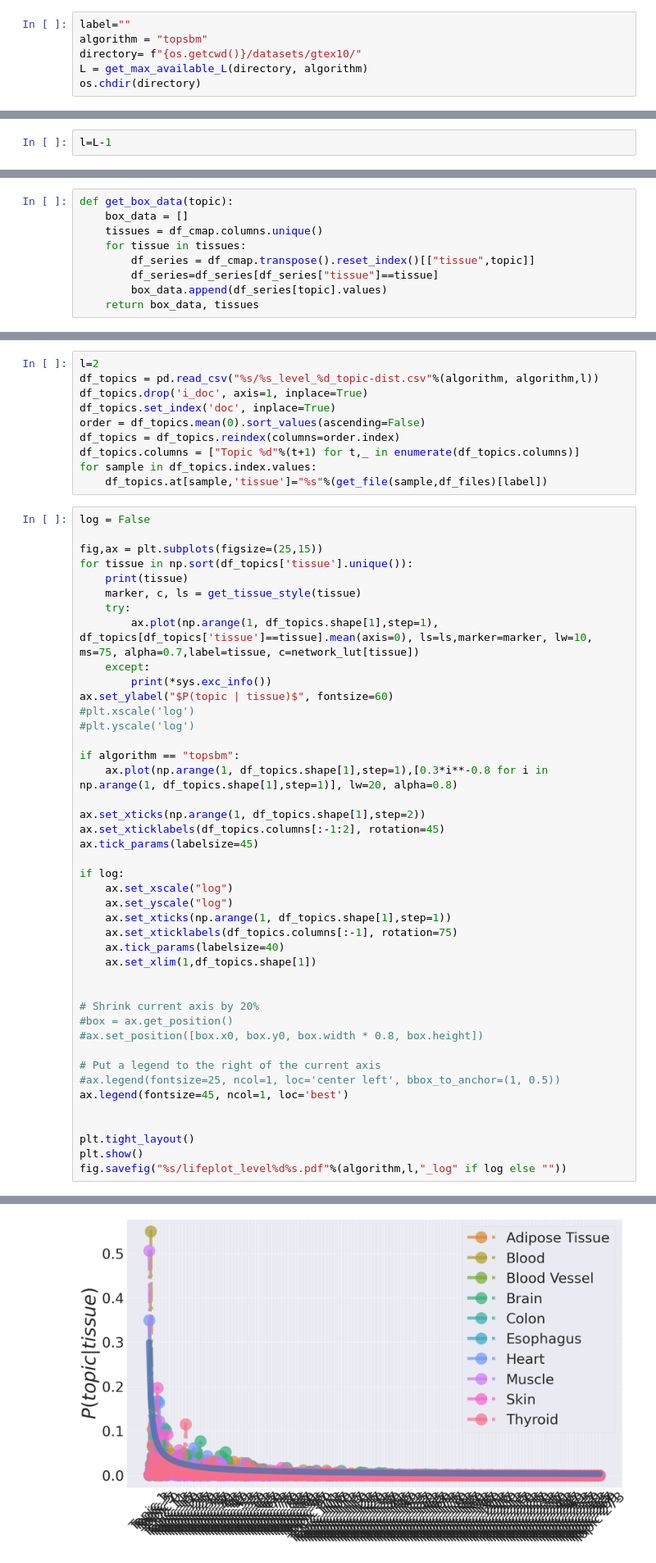
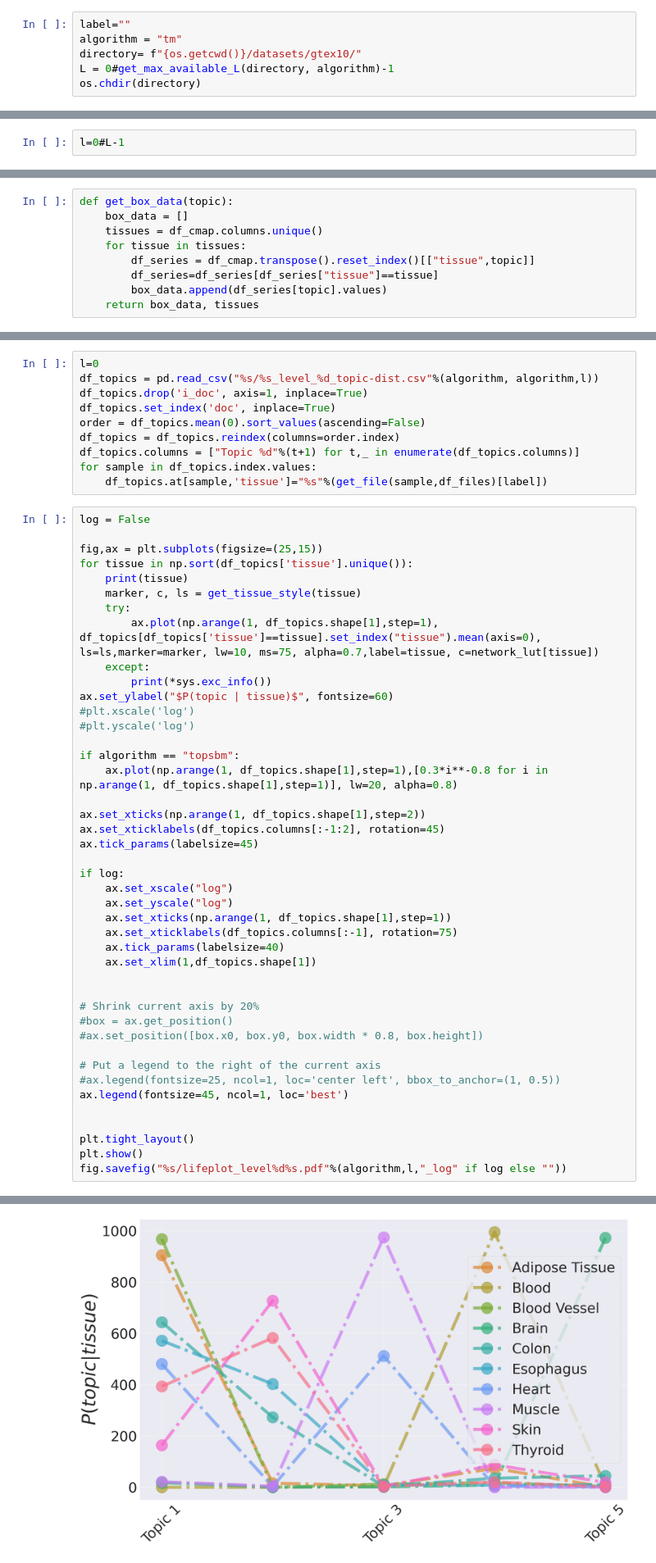
Before and after one commit to fvalle1/topics, a Jupyter notebook: hSBM_topic-dist.ipynb, the cells around one changed output, grey strips where cells are left out. Shown: that part at 82% size. Cells and saved outputs as stored; diff of their text form.

```diff
--- a/hSBM_topic-dist.ipynb
+++ b/hSBM_topic-dist.ipynb
@@ -30,9 +38,9 @@ from topicpy.hsbmpy import topic_distr_isample, topic_distr_sample,get_file, get
 from topicpy.TCGA_files import get_tcga_tissue
 # %%
 label=""
-algorithm = "topsbm"
+algorithm = "tm"
 directory= f"{os.getcwd()}/datasets/gtex10/"
-L = get_max_available_L(directory, algorithm)
+L = 0#get_max_available_L(directory, algorithm)-1
 os.chdir(directory)
 # %%
 df = pd.read_csv("%s/%s_level_%d_topic-dist.csv"%(algorithm,algorithm,L))
@@ -48,7 +55,7 @@ df.head()
 # %% [markdown]
 # Topic maps
 # %%
-l=L-1
+l=0#L-1
 # %%
 df_topics = pd.read_csv("%s/%s_level_%d_topic-dist.csv"%(algorithm,algorithm,l))
 t_size = pd.read_csv("%s/%s_level_%d_word-dist.csv"%(algorithm,algorithm,l), index_col=0).apply(lambda topic: sum((topic>0).astype(int))).mean()
@@ -155,5 +155,5 @@ ENSG00000213934
 # %%
-l=2
+l=0
 df_topics = pd.read_csv("%s/%s_level_%d_topic-dist.csv"%(algorithm, algorithm,l))
 df_topics.drop('i_doc', axis=1, inplace=True)
 df_topics.set_index('doc', inplace=True)
@@ -170,7 +170,7 @@ for tissue in np.sort(df_topics['tissue'].unique()):
     print(tissue)
     marker, c, ls = get_tissue_style(tissue)
     try:
-        ax.plot(np.arange(1, df_topics.shape[1],step=1), df_topics[df_topics['tissue']==tissue].mean(axis=0), ls=ls,marker=marker, lw=10, ms=75, alpha=0.7,label=tissue, c=network_lut[tissue])
+        ax.plot(np.arange(1, df_topics.shape[1],step=1), df_topics[df_topics['tissue']==tissue].set_index("tissue").mean(axis=0), ls=ls,marker=marker, lw=10, ms=75, alpha=0.7,label=tissue, c=network_lut[tissue])
     except:
         print(*sys.exc_info())
 ax.set_ylabel("$P(topic | tissue)$", fontsize=60)
@@ -189,34 +189,34 @@ if log:
     ax.set_yscale("log")
     ax.set_xticks(np.arange(1, df_topics.shape[1],step=1))
     ax.set_xticklabels(df_topics.columns[:-1], rotation=75)
     ax.tick_params(labelsize=40)
     ax.set_xlim(1,df_topics.shape[1])
 
 
 # Shrink current axis by 20%
 #box = ax.get_position()
 #ax.set_position([box.x0, box.y0, box.width * 0.8, box.height])
 
 # Put a legend to the right of the current axis
 #ax.legend(fontsize=25, ncol=1, loc='center left', bbox_to_anchor=(1, 0.5))
 ax.legend(fontsize=45, ncol=1, loc='best')
 
 
 plt.tight_layout()
 plt.show()
 fig.savefig("%s/lifeplot_level%d%s.pdf"%(algorithm,l,"_log" if log else ""))
 # %% [output]
 Adipose Tissue
 Blood
 Blood Vessel
 Brain
 Colon
 Esophagus
 Heart
 Muscle
 Skin
 Thyroid
-[figure, old version]
+[figure, new version]
 # %%
 log = True
 
```
Also changed, not shown: parts of 7 cells of this notebook, 1 other file.
